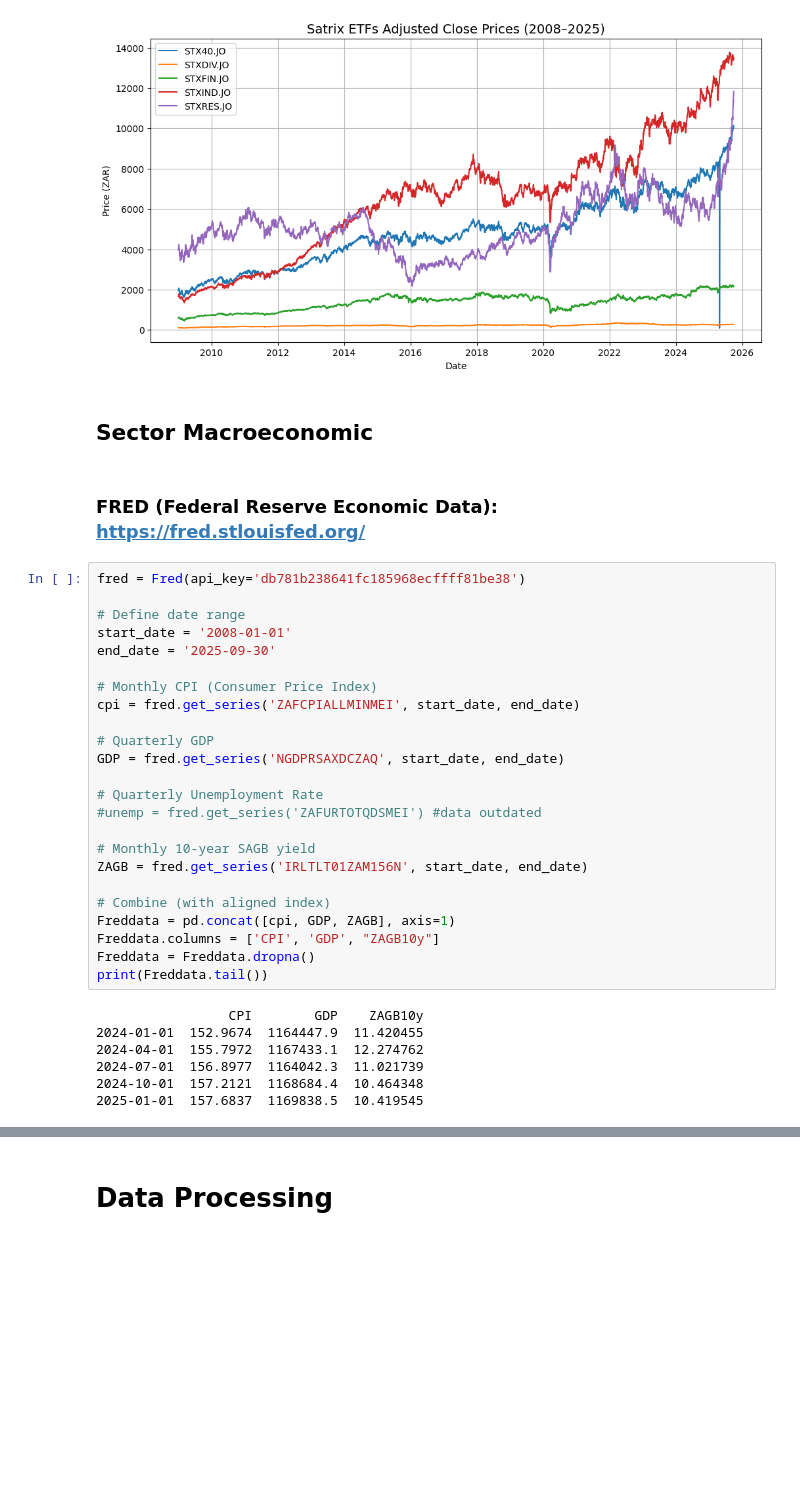
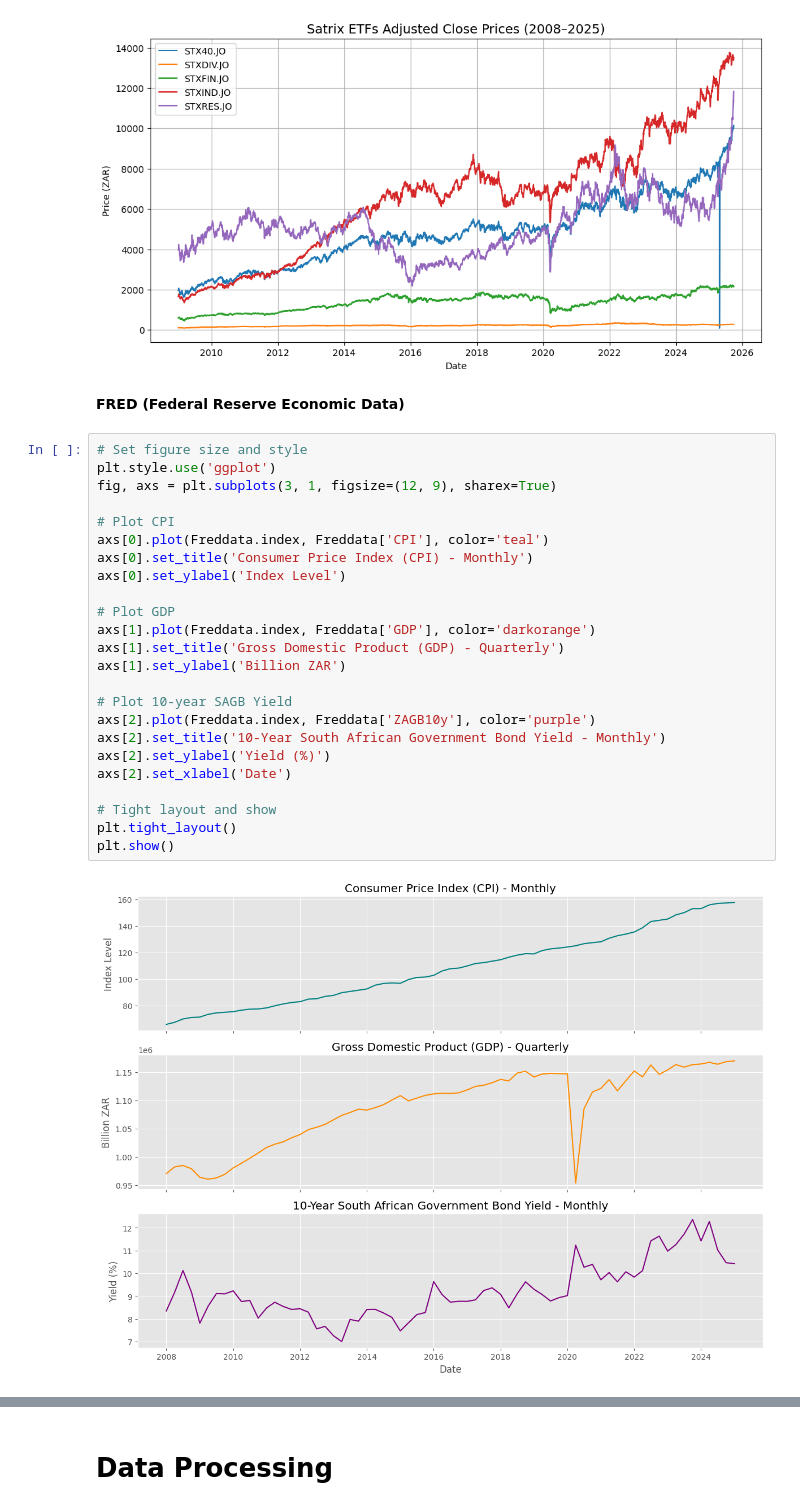
Before and after one commit to MATHONSIMM/Capstone-Project-Group-11192, a Jupyter notebook: Capstone_Project_Group_11192.ipynb, the cells around one changed output, grey strips where cells are left out. Saved outputs shown, nothing was run; the diff lists cells and outputs as text; blank space fills up the shorter version.

```diff
--- a/Capstone_Project_Group_11192.ipynb
+++ b/Capstone_Project_Group_11192.ipynb
@@ -92,38 +236,31 @@ plt.grid(True)
 plt.show()
 # %% [output]
 [figure]
-# %% [markdown]
-## **Sector Macroeconomic**
 # %% [markdown]
-### FRED (Federal Reserve Economic Data): https://fred.stlouisfed.org/
+**FRED (Federal Reserve Economic Data)**
-# %%
-fred = Fred(api_key='db781b238641fc185968ecffff81be38')
-
-# Define date range
-start_date = '2008-01-01'
-end_date = '2025-09-30'
-
-# Monthly CPI (Consumer Price Index)
-cpi = fred.get_series('ZAFCPIALLMINMEI', start_date, end_date)
-
-# Quarterly GDP
-GDP = fred.get_series('NGDPRSAXDCZAQ', start_date, end_date)
-
-# Quarterly Unemployment Rate
-#unemp = fred.get_series('ZAFURTOTQDSMEI') #data outdated
-
-# Monthly 10-year SAGB yield
-ZAGB = fred.get_series('IRLTLT01ZAM156N', start_date, end_date)
-
-# Combine (with aligned index)
-Freddata = pd.concat([cpi, GDP, ZAGB], axis=1)
-Freddata.columns = ['CPI', 'GDP', "ZAGB10y"]
-Freddata = Freddata.dropna()
-print(Freddata.tail())
-# %% [output]
-                 CPI        GDP    ZAGB10y
-2024-01-01  152.9674  1164447.9  11.420455
-2024-04-01  155.7972  1167433.1  12.274762
-2024-07-01  156.8977  1164042.3  11.021739
-2024-10-01  157.2121  1168684.4  10.464348
-2025-01-01  157.6837  1169838.5  10.419545
+# %%
+# Set figure size and style
+plt.style.use('ggplot')
+fig, axs = plt.subplots(3, 1, figsize=(12, 9), sharex=True)
+
+# Plot CPI
+axs[0].plot(Freddata.index, Freddata['CPI'], color='teal')
+axs[0].set_title('Consumer Price Index (CPI) - Monthly')
+axs[0].set_ylabel('Index Level')
+
+# Plot GDP
+axs[1].plot(Freddata.index, Freddata['GDP'], color='darkorange')
+axs[1].set_title('Gross Domestic Product (GDP) - Quarterly')
+axs[1].set_ylabel('Billion ZAR')
+
+# Plot 10-year SAGB Yield
+axs[2].plot(Freddata.index, Freddata['ZAGB10y'], color='purple')
+axs[2].set_title('10-Year South African Government Bond Yield - Monthly')
+axs[2].set_ylabel('Yield (%)')
+axs[2].set_xlabel('Date')
+
+# Tight layout and show
+plt.tight_layout()
+plt.show()
+# %% [output]
+[figure, added]
```
Also changed, not shown: parts of 77 cells of this notebook.
